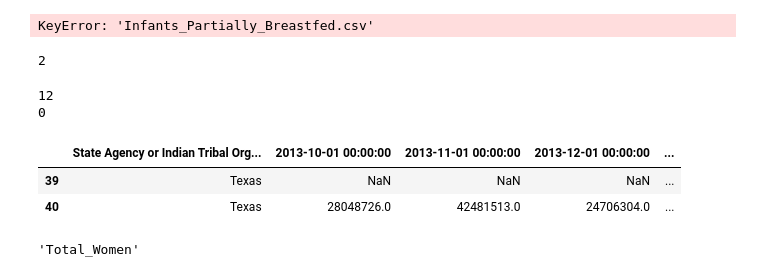
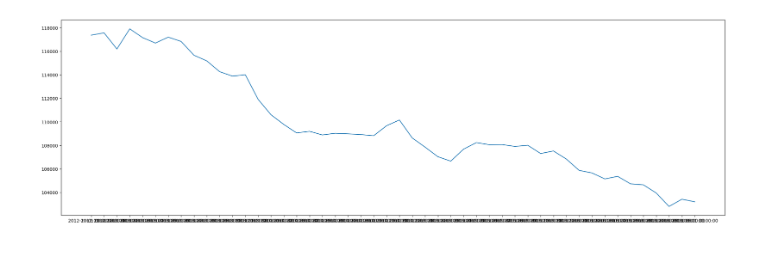
Before and after one commit to kevin-klau/nourishNow, a Jupyter notebook: mapleHacks.ipynb, the cells around one changed output. Saved outputs shown, nothing was run; the diff lists cells and outputs as text; code cells hidden in the pictures.

```diff
--- a/mapleHacks.ipynb
+++ b/mapleHacks.ipynb
@@ -12,49 +12,39 @@ def createStateDf(state, year):
     folder = "data/WICAgencies{}ytd/".format(year)
 
     stateDict = {
-        "Date": pd.read_csv("data/WICAgencies2014ytd/Children_Participating.csv").columns[1:-1]
+        "Date": pd.read_csv("data/WICAgencies{}ytd/Children_Participating.csv".format(year)).columns[1:-1]
     }
 
     for dataFile in os.listdir(folder):
         file = folder + dataFile
-        stateDf = pd.read_csv(file)
-        stateData = stateDf[ stateDf[stateDf.columns[0]] == state ]
-
-        if len(stateData) != 1:
-            for i in len(stateData):
-                if stateData.iloc[i].isna().sum() != 12:
-                    stateData = stateData.iloc[i]
-                    break
-
-        stateDict[dataFile][:-4] = stateData
-
-    return pd.DataFrame(stateDict)
+        stateDf = pd.read_csv(file).dropna()
 
 
-createStateDf("New York", "2014")
+        if len(stateDf.columns) == 14:
+            stateData = stateDf[ stateDf[stateDf.columns[0]] == state ]
+
+            stateData = np.array(stateDf[ stateDf[stateDf.columns[0]] == state ]).flatten()
+            stateData = stateData[1:-1]
+
+            stateDict[str(dataFile)[0:-4]] = stateData
+
+    return pd.DataFrame(stateDict).drop()
+
+
+def createFourYearDf(state):
+    years = ["2013", "2014", "2015", "2016"]
+    returnDf = pd.DataFrame()
+
+    for year in years:
+        returnDf = pd.concat([returnDf, createStateDf(state, year)], axis=0)
+
+    return returnDf.reset_index(drop=True)
+
+dfNewYork = createFourYearDf("New York")
-# %% [output]
-KeyError: 'Infants_Partially_Breastfed.csv'
-# %%
-file = pd.read_csv("data/WICAgencies2014ytd/Food_Costs.csv")
-file[file[file.columns[0]] == "Texas"].iloc[0].isna()
-len(file[file[file.columns[0]] == "Texas"]
-# %% [output]
-2
-# %%
-stateData = file[file[file.columns[0]] == "Texas"]
-
-if len(stateData) != 1:
-    for i in range(len(stateData)):
-        print(stateData.iloc[i].isna().sum())
-
-stateData
-# %% [output]
-12
-0
-|  | State Agency or Indian Tribal Org... | 2013-10-01 00:00:00 | 2013-11-01 00:00:00 | 2013-12-01 00:00:00 | ... |
-| 39 | Texas | NaN | NaN | NaN | ... |
-| 40 | Texas | 28048726.0 | 42481513.0 | 24706304.0 | ... |
-# %%
-"Total_Women.csv"[:-4]
-# %% [output]
-'Total_Women'
+# %%
+
+plt.figure(figsize=(27, 8))
+plt.plot(dfNewYork["Date"], dfNewYork["Total_Infants"])
+plt.show()
+# %% [output]
+[figure, added]
```
Also changed, not shown: parts of 2 cells of this notebook, 1 other file.
